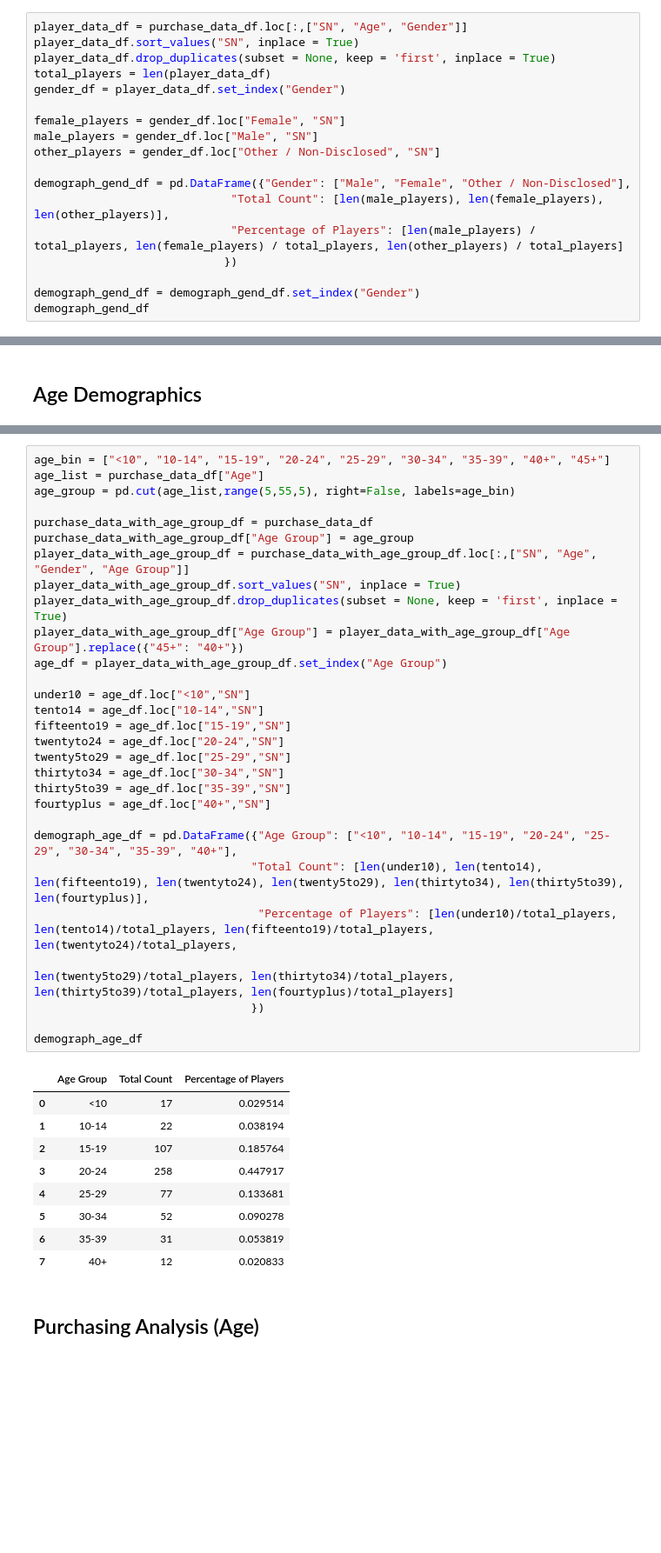
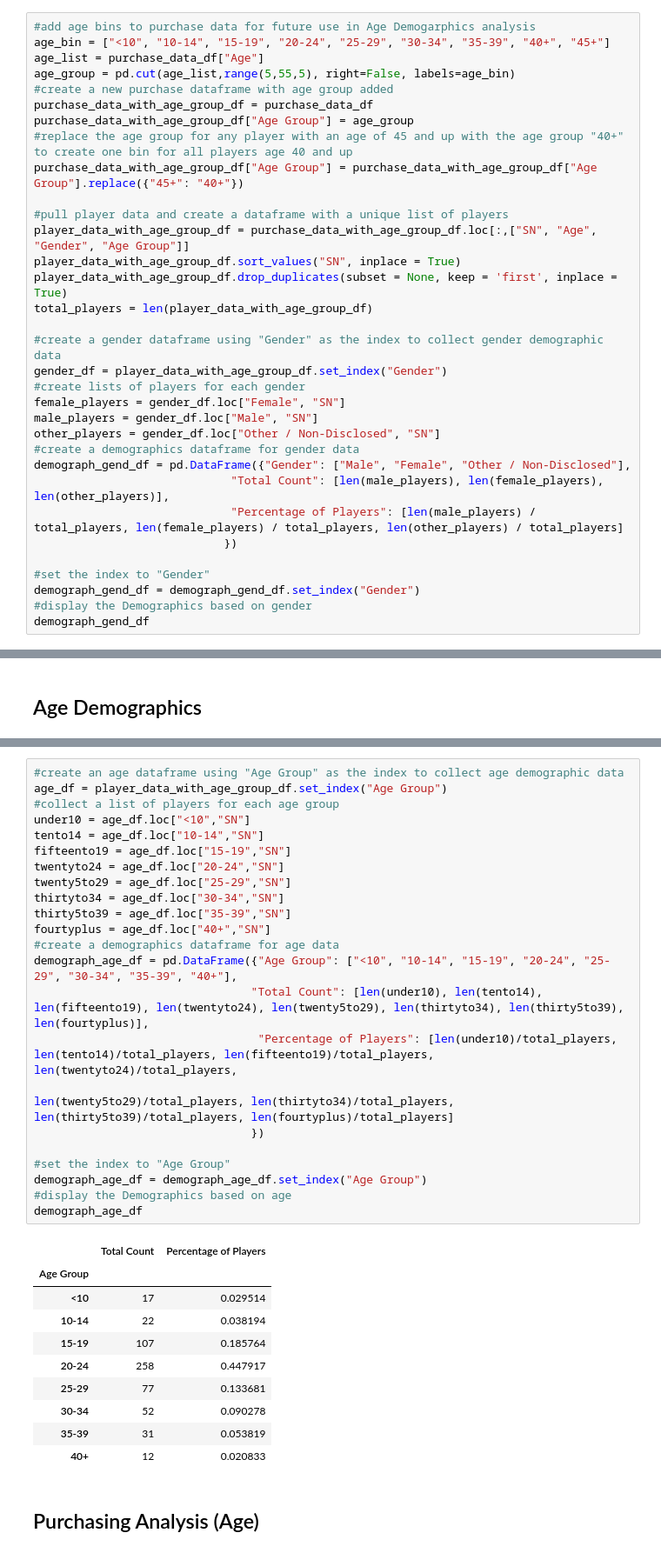
Before and after one commit to jeremyhamley/04-Pandas-Challenge, a Jupyter notebook: HeroesOfPymoli/HeroesOfPymoli_jeremyhamley.ipynb, the cells around one changed output, grey strips where cells are left out. Shown: that part at 87% size. Saved outputs shown, nothing was run; the diff lists cells and outputs as text; blank space fills up the shorter version.

```diff
--- a/HeroesOfPymoli/HeroesOfPymoli_jeremyhamley.ipynb
+++ b/HeroesOfPymoli/HeroesOfPymoli_jeremyhamley.ipynb
@@ -83,21 +75,36 @@ purchasing_anaysis_df
 * Percentage and Count of Other / Non-Disclosed
 # %%
-player_data_df = purchase_data_df.loc[:,["SN", "Age", "Gender"]]
-player_data_df.sort_values("SN", inplace = True)
-player_data_df.drop_duplicates(subset = None, keep = 'first', inplace = True)
-total_players = len(player_data_df)
-gender_df = player_data_df.set_index("Gender")
+#add age bins to purchase data for future use in Age Demogarphics analysis
+age_bin = ["<10", "10-14", "15-19", "20-24", "25-29", "30-34", "35-39", "40+", "45+"]
+age_list = purchase_data_df["Age"]
+age_group = pd.cut(age_list,range(5,55,5), right=False, labels=age_bin)
+#create a new purchase dataframe with age group added
+purchase_data_with_age_group_df = purchase_data_df
+purchase_data_with_age_group_df["Age Group"] = age_group
+#replace the age group for any player with an age of 45 and up with the age group "40+" to create one bin for all players age 40 and up
+purchase_data_with_age_group_df["Age Group"] = purchase_data_with_age_group_df["Age Group"].replace({"45+": "40+"})
 
+#pull player data and create a dataframe with a unique list of players
+player_data_with_age_group_df = purchase_data_with_age_group_df.loc[:,["SN", "Age", "Gender", "Age Group"]]
+player_data_with_age_group_df.sort_values("SN", inplace = True)
+player_data_with_age_group_df.drop_duplicates(subset = None, keep = 'first', inplace = True)
+total_players = len(player_data_with_age_group_df)
+
+#create a gender dataframe using "Gender" as the index to collect gender demographic data
+gender_df = player_data_with_age_group_df.set_index("Gender")
+#create lists of players for each gender
 female_players = gender_df.loc["Female", "SN"]
 male_players = gender_df.loc["Male", "SN"]
 other_players = gender_df.loc["Other / Non-Disclosed", "SN"]
-
+#create a demographics dataframe for gender data
 demograph_gend_df = pd.DataFrame({"Gender": ["Male", "Female", "Other / Non-Disclosed"],
                              "Total Count": [len(male_players), len(female_players), len(other_players)],
                              "Percentage of Players": [len(male_players) / total_players, len(female_players) / total_players, len(other_players) / total_players]
                             })
 
+#set the index to "Gender"
 demograph_gend_df = demograph_gend_df.set_index("Gender")
+#display the Demographics based on gender
 demograph_gend_df
 # %% [output]
 |  | Total Count | Percentage of Players |
@@ -168,43 +160,38 @@ purch_analysis_gend_df
 * Display Age Demographics Table
 # %%
-age_bin = ["<10", "10-14", "15-19", "20-24", "25-29", "30-34", "35-39", "40+", "45+"]
-age_list = purchase_data_df["Age"]
-age_group = pd.cut(age_list,range(5,55,5), right=False, labels=age_bin)
-
-purchase_data_with_age_group_df = purchase_data_df
-purchase_data_with_age_group_df["Age Group"] = age_group
-player_data_with_age_group_df = purchase_data_with_age_group_df.loc[:,["SN", "Age", "Gender", "Age Group"]]
-player_data_with_age_group_df.sort_values("SN", inplace = True)
-player_data_with_age_group_df.drop_duplicates(subset = None, keep = 'first', inplace = True)
-player_data_with_age_group_df["Age Group"] = player_data_with_age_group_df["Age Group"].replace({"45+": "40+"})
+#create an age dataframe using "Age Group" as the index to collect age demographic data
 age_df = player_data_with_age_group_df.set_index("Age Group")
-
+#collect a list of players for each age group
 under10 = age_df.loc["<10","SN"]
 tento14 = age_df.loc["10-14","SN"]
 fifteento19 = age_df.loc["15-19","SN"]
 twentyto24 = age_df.loc["20-24","SN"]
 twenty5to29 = age_df.loc["25-29","SN"]
 thirtyto34 = age_df.loc["30-34","SN"]
 thirty5to39 = age_df.loc["35-39","SN"]
 fourtyplus = age_df.loc["40+","SN"]
-
+#create a demographics dataframe for age data
 demograph_age_df = pd.DataFrame({"Age Group": ["<10", "10-14", "15-19", "20-24", "25-29", "30-34", "35-39", "40+"],
                                 "Total Count": [len(under10), len(tento14), len(fifteento19), len(twentyto24), len(twenty5to29), len(thirtyto34), len(thirty5to39), len(fourtyplus)],
                                  "Percentage of Players": [len(under10)/total_players, len(tento14)/total_players, len(fifteento19)/total_players, len(twentyto24)/total_players,
                                                            len(twenty5to29)/total_players, len(thirtyto34)/total_players, len(thirty5to39)/total_players, len(fourtyplus)/total_players]
                                 })
 
+#set the index to "Age Group"
+demograph_age_df = demograph_age_df.set_index("Age Group")
+#display the Demographics based on age
 demograph_age_df
 # %% [output]
-|  | Age Group | Total Count | Percentage of Players |
-| 0 | <10 | 17 | 0.029514 |
-| 1 | 10-14 | 22 | 0.038194 |
-| 2 | 15-19 | 107 | 0.185764 |
-| 3 | 20-24 | 258 | 0.447917 |
-| 4 | 25-29 | 77 | 0.133681 |
-| 5 | 30-34 | 52 | 0.090278 |
-| 6 | 35-39 | 31 | 0.053819 |
-| 7 | 40+ | 12 | 0.020833 |
+|  | Total Count | Percentage of Players |
+| Age Group |  |  |
+| <10 | 17 | 0.029514 |
+| 10-14 | 22 | 0.038194 |
+| 15-19 | 107 | 0.185764 |
+| 20-24 | 258 | 0.447917 |
+| 25-29 | 77 | 0.133681 |
+| 30-34 | 52 | 0.090278 |
+| 35-39 | 31 | 0.053819 |
+| 40+ | 12 | 0.020833 |
 # %% [markdown]
 ## Purchasing Analysis (Age)
 # %% [markdown]
```
Also changed, not shown: parts of 3 cells of this notebook.
